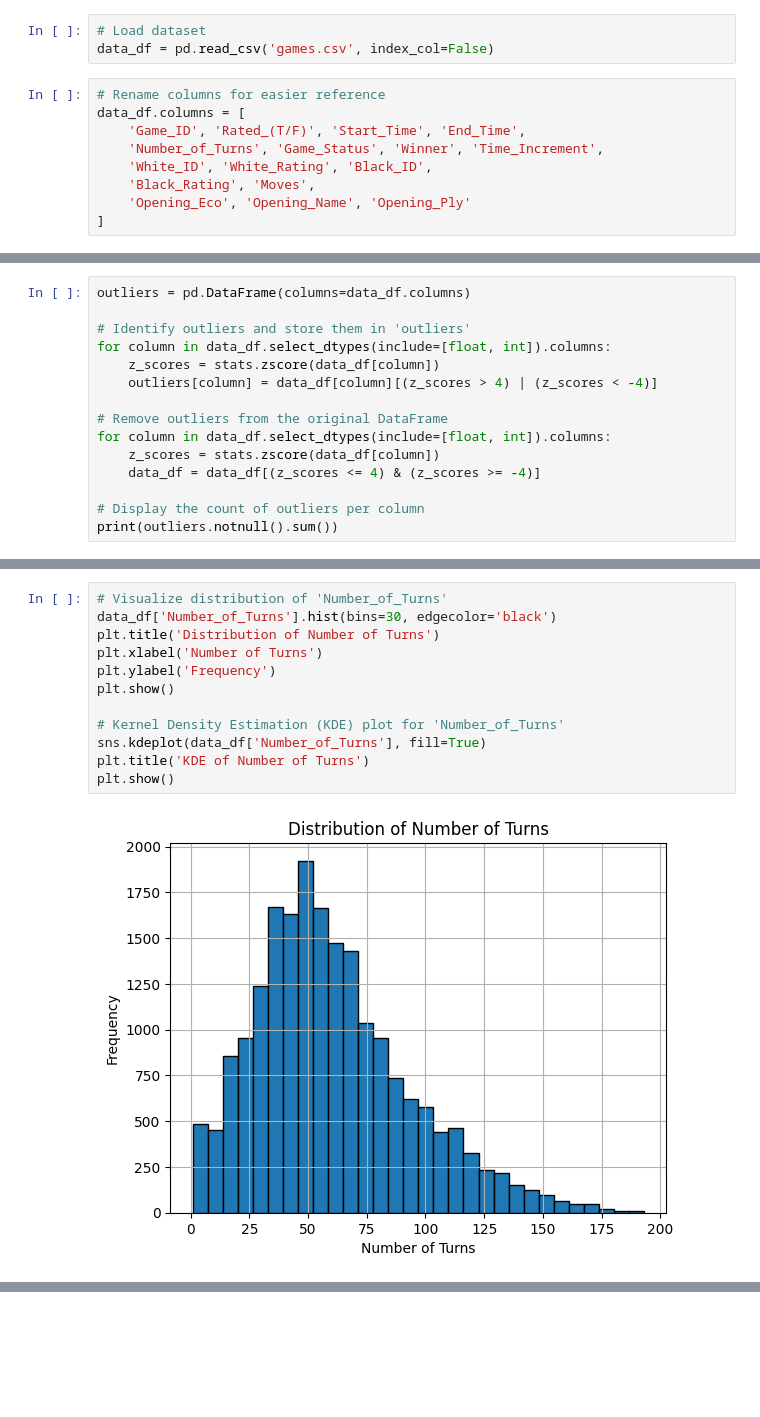
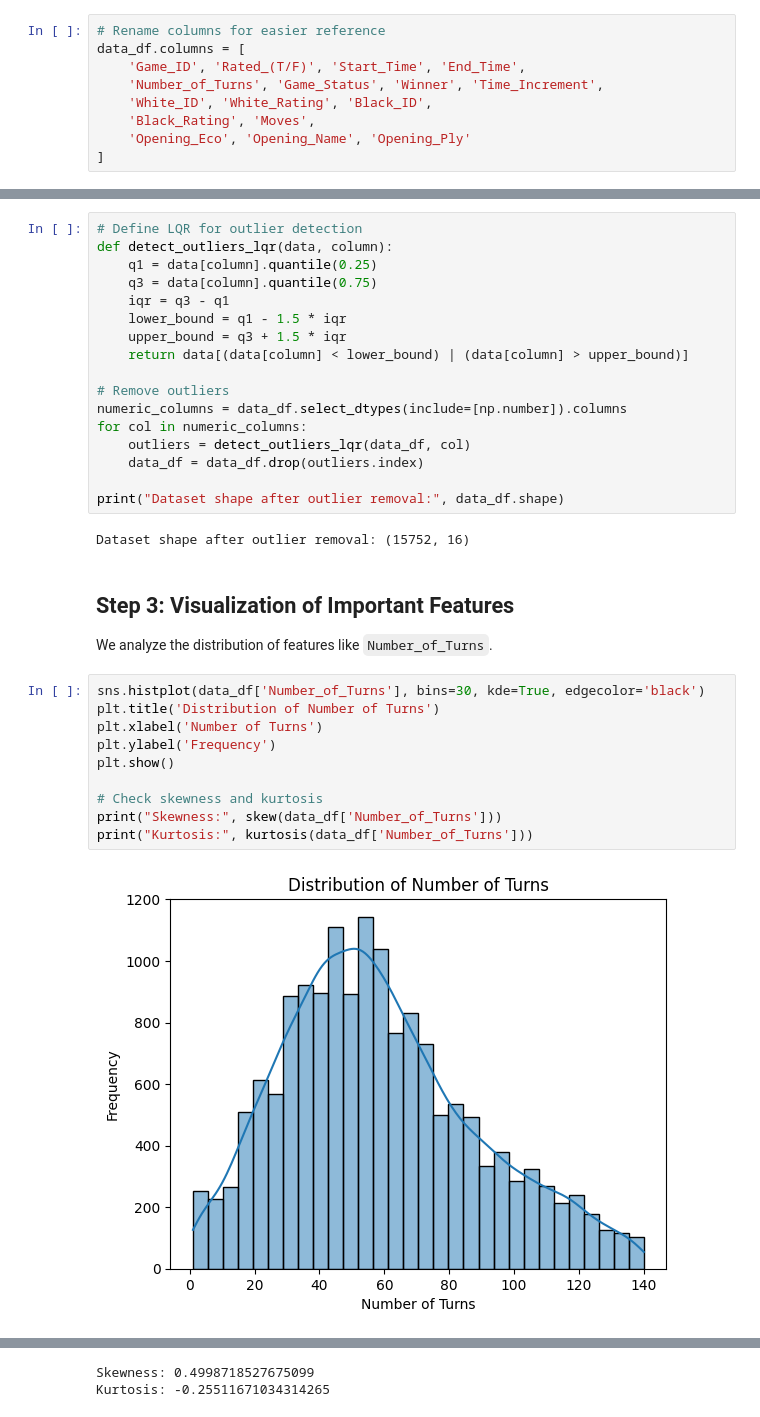
Before and after one commit to Dibij/Chess, a Jupyter notebook: Processing.ipynb, the cells around one changed output, grey strips where cells are left out. Saved outputs shown, nothing was run; the diff lists cells and outputs as text; blank space fills up the shorter version.

```diff
--- a/Processing.ipynb
+++ b/Processing.ipynb
@@ -12,6 +44,3 @@ import joblib
-# %%
-# Load dataset
-data_df = pd.read_csv('games.csv', index_col=False)
 # %%
 # Rename columns for easier reference
 data_df.columns = [
@@ -46,15 +52,0 @@ memory usage: 2.3+ MB
-# %%
-outliers = pd.DataFrame(columns=data_df.columns)
-
-# Identify outliers and store them in 'outliers'
-for column in data_df.select_dtypes(include=[float, int]).columns:
-    z_scores = stats.zscore(data_df[column])
-    outliers[column] = data_df[column][(z_scores > 4) | (z_scores < -4)]
-
-# Remove outliers from the original DataFrame
-for column in data_df.select_dtypes(include=[float, int]).columns:
-    z_scores = stats.zscore(data_df[column])
-    data_df = data_df[(z_scores <= 4) & (z_scores >= -4)]
-
-# Display the count of outliers per column
-print(outliers.notnull().sum())
@@ -79,14 +56,34 @@ dtype: int64
+# %%
+# Define LQR for outlier detection
+def detect_outliers_lqr(data, column):
+    q1 = data[column].quantile(0.25)
+    q3 = data[column].quantile(0.75)
+    iqr = q3 - q1
+    lower_bound = q1 - 1.5 * iqr
+    upper_bound = q3 + 1.5 * iqr
+    return data[(data[column] < lower_bound) | (data[column] > upper_bound)]
+
+# Remove outliers
+numeric_columns = data_df.select_dtypes(include=[np.number]).columns
+for col in numeric_columns:
+    outliers = detect_outliers_lqr(data_df, col)
+    data_df = data_df.drop(outliers.index)
+
+print("Dataset shape after outlier removal:", data_df.shape)
+# %% [output]
+Dataset shape after outlier removal: (15752, 16)
+# %% [markdown]
+## Step 3: Visualization of Important Features
+We analyze the distribution of features like `Number_of_Turns`.
 # %%
-# Visualize distribution of 'Number_of_Turns'
-data_df['Number_of_Turns'].hist(bins=30, edgecolor='black')
+sns.histplot(data_df['Number_of_Turns'], bins=30, kde=True, edgecolor='black')
 plt.title('Distribution of Number of Turns')
 plt.xlabel('Number of Turns')
 plt.ylabel('Frequency')
 plt.show()
 
-# Kernel Density Estimation (KDE) plot for 'Number_of_Turns'
-sns.kdeplot(data_df['Number_of_Turns'], fill=True)
-plt.title('KDE of Number of Turns')
-plt.show()
+# Check skewness and kurtosis
+print("Skewness:", skew(data_df['Number_of_Turns']))
+print("Kurtosis:", kurtosis(data_df['Number_of_Turns']))
 # %% [output]
-[figure, old version]
+[figure, new version]
@@ -93,0 +90,2 @@ plt.show()
+Skewness: 0.4998718527675099
+Kurtosis: -0.25511671034314265
```
Also changed, not shown: parts of 32 cells of this notebook, 2 other files.
